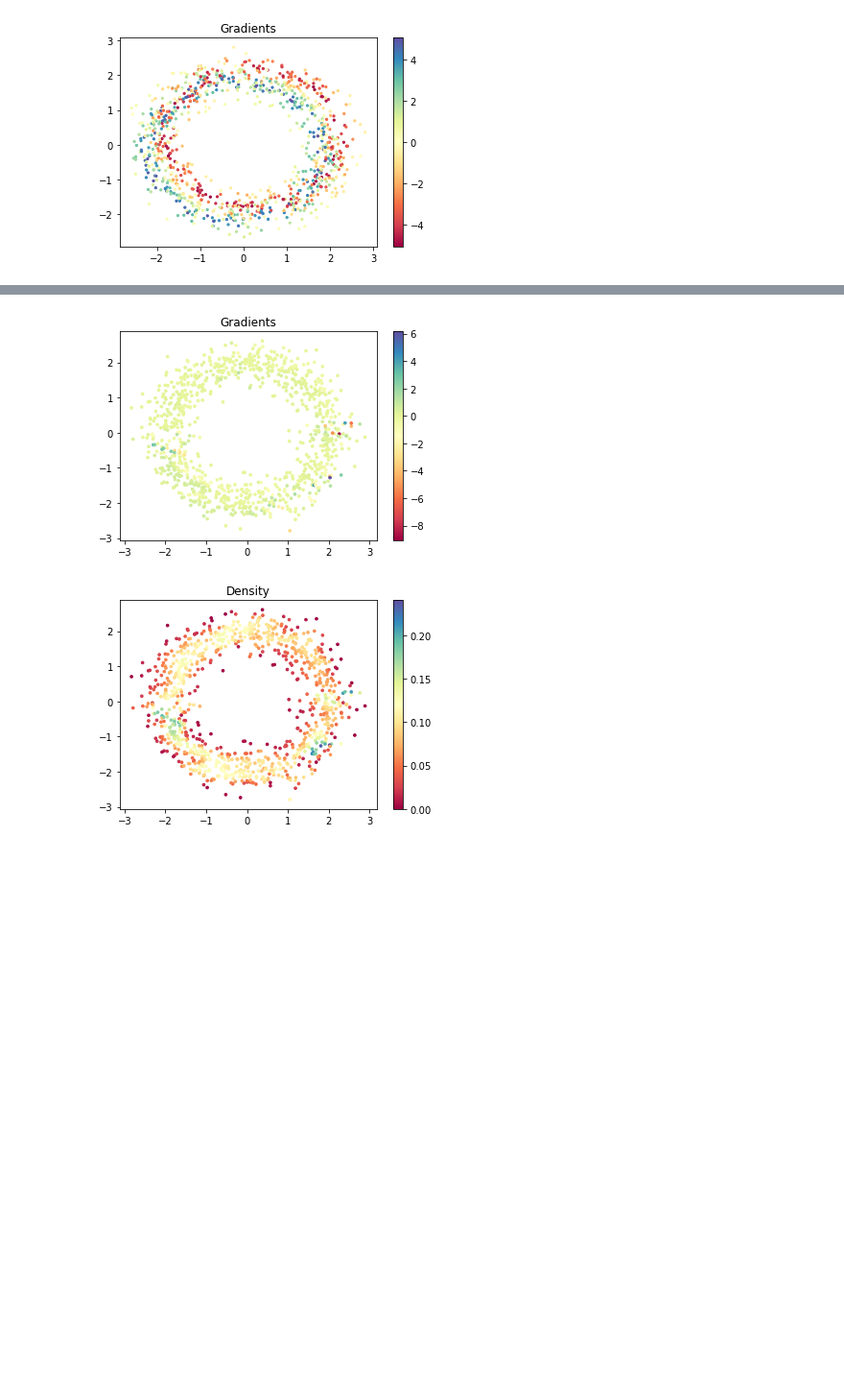
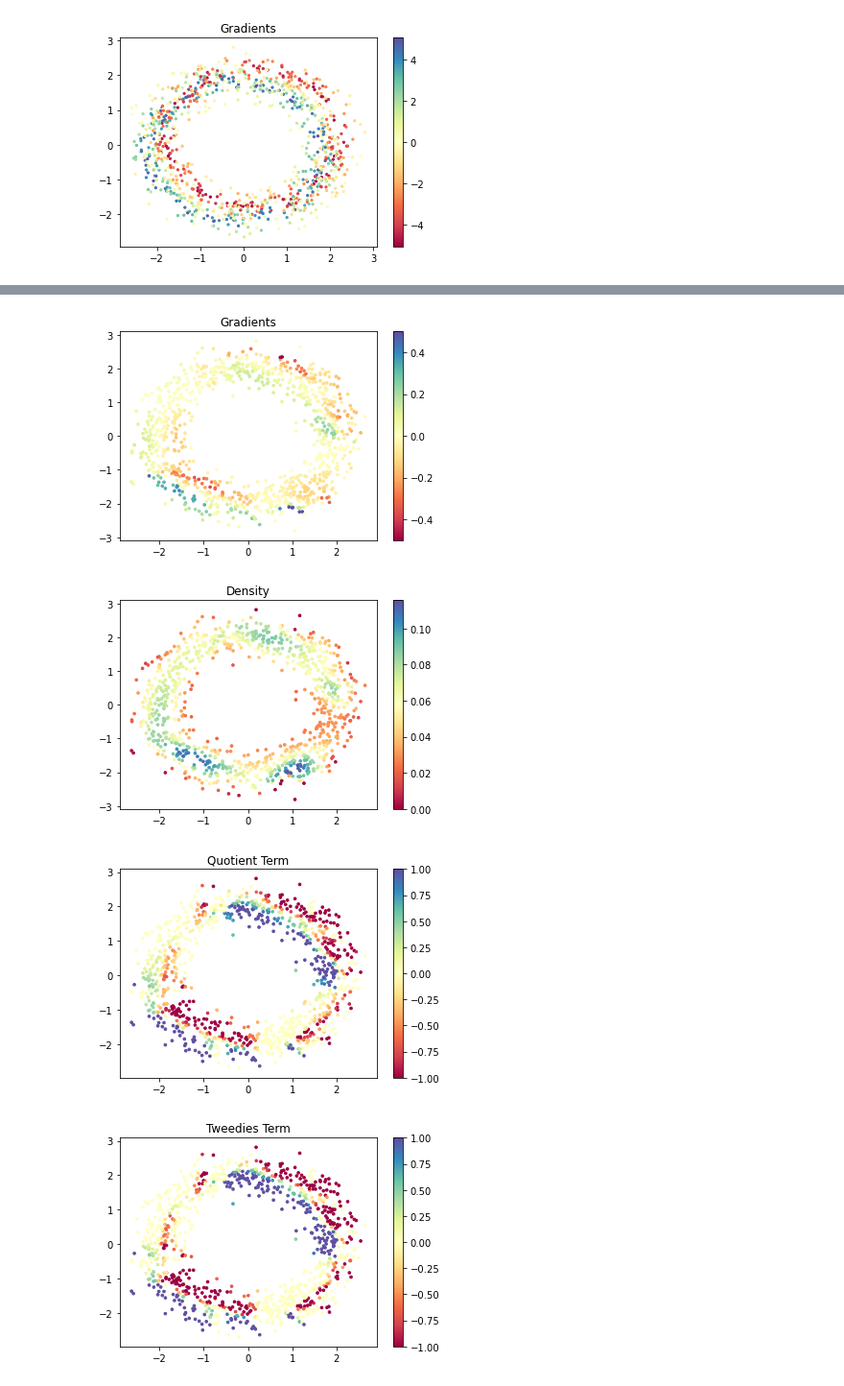
Before and after one commit to KristofPusztai/empirical-bayes-NormalizingFlows, a Jupyter notebook: normalizing-flows-LukasRinder/circula_data.ipynb, the cells around one changed output, grey strips where cells are left out. Shown at 96% size. Drawn from its saved outputs; the diff is of its cells as text; code cells hidden in the pictures; blank space fills up the shorter version.

```diff
--- a/normalizing-flows-LukasRinder/circula_data.ipynb
+++ b/normalizing-flows-LukasRinder/circula_data.ipynb
@@ -42,9 +42,8 @@ def normal_grad(x, sd):
     grad[:,1] = grad2
     return grad
 
-def tweedies(data, dist, plot_grad=True, plot_density=True, min_val=-0.5, max_val=0.5):
+def tweedies(data, dist, plot_grad=True, plot_density=True, plot_tweedies=True, min_val=-0.5, max_val=0.5):
     # Tweedies formula
-
     covariance = np.cov(data.numpy().T)
     with tf.GradientTape() as tape:
         tape.watch(data)
@@ -52,20 +51,28 @@ def tweedies(data, dist, plot_grad=True, plot_density=True, min_val=-0.5, max_va
         gradients = tape.gradient(prob, data)
 
     gradients = gradients.numpy()
-    #gradients = np.clip(gradients, min_val, max_val) #Clip gradients for stability
     prob = prob.numpy()
     prob_div = prob.reshape((len(gradients), 1))
-    tweedies = data.numpy() + (covariance @ (gradients / prob_div).T).T
+    tweedies = data.numpy() + np.clip((covariance @ (gradients / prob_div).T).T, min_val, max_val) #Clip quotient for stability
     # Plot flags
     if plot_grad:
         sum_grads = np.sum(gradients, axis=1)
-        plt.scatter(data[:,0], data[:,1], c=sum_grads, s=7 , cmap='Spectral')
+        plt.scatter(data[:,0], data[:,1], c=np.clip(sum_grads, min_val, max_val), s=7 , cmap='Spectral')
         plt.title('Gradients')
         cbar = plt.colorbar()
         plt.show()
     if plot_density:
         plt.scatter(data[:,0], data[:,1], c=prob, s=7 , cmap='Spectral')
         plt.title('Density')
+        cbar = plt.colorbar()
+        plt.show()
+    if plot_tweedies:
+        plt.scatter(data[:,0], data[:,1], c=sum(np.clip((gradients/prob_div).T, min_val, max_val)), s=7 , cmap='Spectral')
+        plt.title('Quotient Term')
+        cbar = plt.colorbar()
+        plt.show()
+        plt.scatter(data[:,0], data[:,1], c=sum(np.clip((covariance @ (gradients / prob_div).T), min_val, max_val)), s=7 , cmap='Spectral')
+        plt.title('Tweedies Term')
         cbar = plt.colorbar()
         plt.show()
     return tweedies
@@ -281,4 +288,4 @@ To enable them in non-MKL-DNN operations, rebuild TensorFlow with the appropriat
 # %%
-hidden_shape = [20, 50]  # hidden shape for MADE network of MAF
-dist = maf_flow(20, hidden_shape, batched_train_data, val_data, max_epochs=1000, plot_freq=1000, early_stop=False)
+hidden_shape = [5, 5]  # hidden shape for MADE network of MAF
+dist = maf_flow(4, hidden_shape, batched_train_data, val_data, max_epochs=10000, plot_freq=1000, delta_stop=1000)
 # %% [output]
@@ -289,6 +299,8 @@ dist = maf_flow(20, hidden_shape, batched_train_data, val_data, max_epochs=1000,
 # %%
 tf_data = tf.convert_to_tensor(data, dtype=np.float32)
-theta_hat = tweedies(tf_data, dist)
+theta_hat = tweedies(tf_data, dist, min_val= -0.5, max_val=0.5)
 # %% [output]
-[figure, old version]
+[figure, new version]
-[figure, old version]
+[figure, new version]
+[figure, added]
+[figure, added]
```
Also changed, not shown: parts of 6 cells of this notebook, 1 other file.
